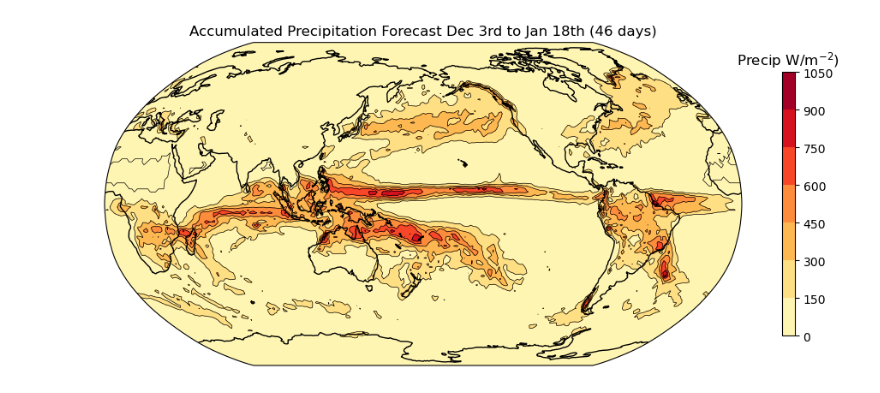
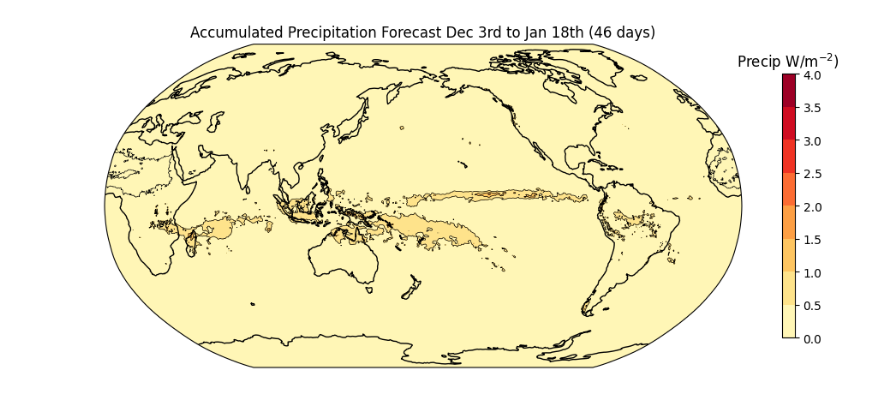
Before and after one commit to AidanJanney/Final_Project_ATOC4500_F24, a Jupyter notebook: ERA5_data.ipynb, the cells around one changed output. Saved outputs shown, nothing was run; the diff lists cells and outputs as text; code cells hidden in the pictures.

```diff
--- a/ERA5_data.ipynb
+++ b/ERA5_data.ipynb
@@ -9,3 +12,0 @@ import matplotlib.pyplot as plt
-# %%
-data_lsp = xr.open_dataset("ERA5_Data/Precip_Output/e5.oper.fc.sfc.accumu.128_142_lsp.ll025sc.2023120106_2023121606.nc")
-data_cp = xr.open_dataset("ERA5_Data/Precip_Output/e5.oper.fc.sfc.accumu.128_143_cp.ll025sc.2023120106_2023121606.nc")
@@ -93,0 +60,17 @@ data.tp.sel(step='3974400000000000',latitude=slice('60','19.5'), longitude=slice
+# %%
+total_precip = xr.concat(all_data_precip, dim = 'forecast_initial_time')
+total_precip.attrs = {
+    'long_name': 'total precipitation',
+    'short_name': 'tp',
+    'units': 'm',
+    'original_format': 'WMO GRIB 1 with ECMWF local table',
+    'ecmwf_local_table': 'NaN',
+    'ecmwf_parameter': 'NaN',
+    'minimum_value': f"{total_precip.min()}",
+    'maximum_value': f"{total_precip.max()}",
+    'grid_specification': '0.25 degree x 0.25 degree from 90N to 90S and 0E to 359.75E (721 x 1440 Latitude/Longitude)'
+}
+
+total_precip = total_precip.to_dataset(name='total_precipitation')
+total_precip.to_netcdf(f'./Final_Data/ERA5_Total_Precipitation_{start_date}_{end_date}.nc')
+total_precip
@@ -94,24 +87,24 @@ data.tp.sel(step='3974400000000000',latitude=slice('60','19.5'), longitude=slice
 # %%
 ## Now let's make a projected global map plot using cartopy
 
 ### set up global map using cartopy
-field, lon = add_cyclic_point(data.tp.sel(step='3974400000000000'), coord=data.longitude)
-lat = data.latitude
+field, lon = add_cyclic_point(total_precip.sel(forecast_initial_time=slice('2024-01-01T00:00:00.000000000', '2024-02-16T00:00:00.000000000')).sum(dim='forecast_initial_time'), coord=total_precip.longitude)
+lat = total_precip.latitude
 fig = plt.figure(figsize=(12, 8))
 ax = fig.add_subplot(1, 1, 1, projection=ccrs.Robinson(central_longitude=180))
 
 # add filled contours
 cf = ax.contourf(lon, lat, field, cmap='YlOrRd', transform=ccrs.PlateCarree());
 # add contour lines
 cs = ax.contour(lon, lat, field, colors='k', linewidths=0.5, transform=ccrs.PlateCarree())
 # add contour labels
 #lb = plt.clabel(cs, fontsize=10, inline=True, fmt='%r');
 # add coastlines
 ax.coastlines()
 # add colorbar including label
 cb = plt.colorbar(cf, shrink=0.5)
 cb.ax.set_title('Precip W/m$^{-2}$)')
 # add title
 ax.set_title('Accumulated Precipitation Forecast Dec 3rd to Jan 18th (46 days)');
 # %% [output]
-[figure, old version]
+[figure, new version]
```
Also changed, not shown: parts of 24 cells of this notebook, 4 other files.
